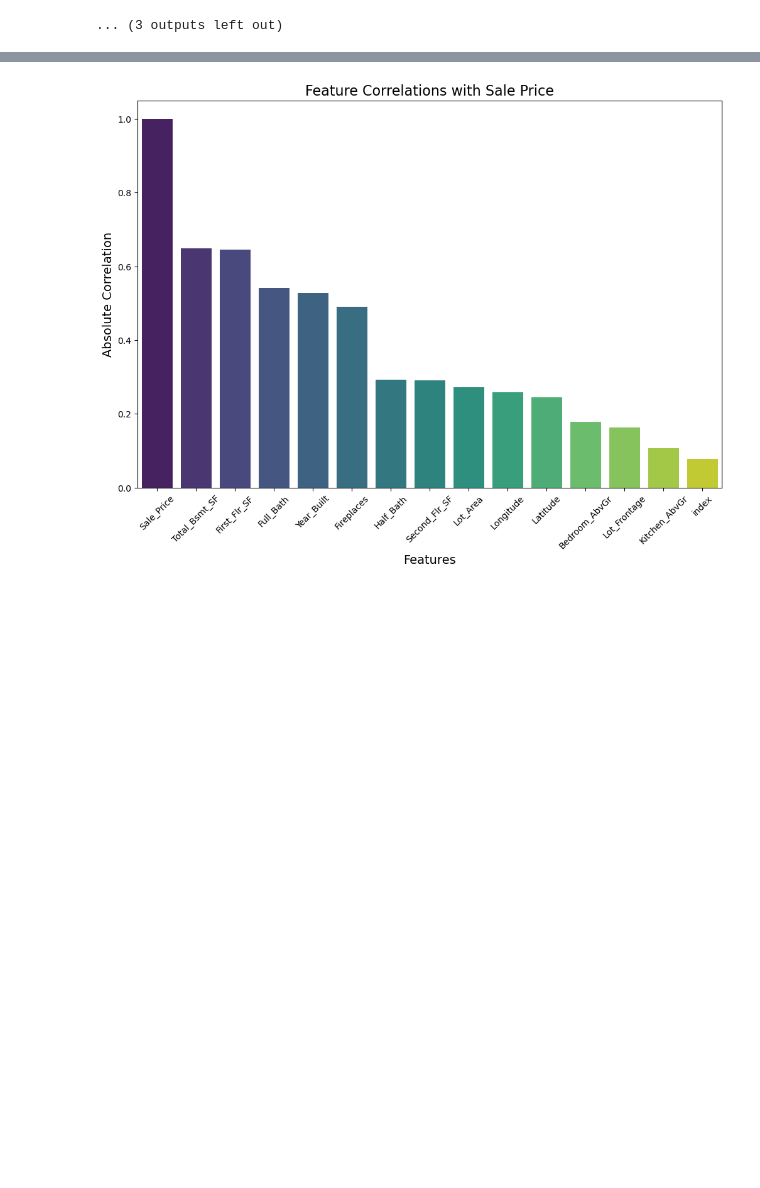
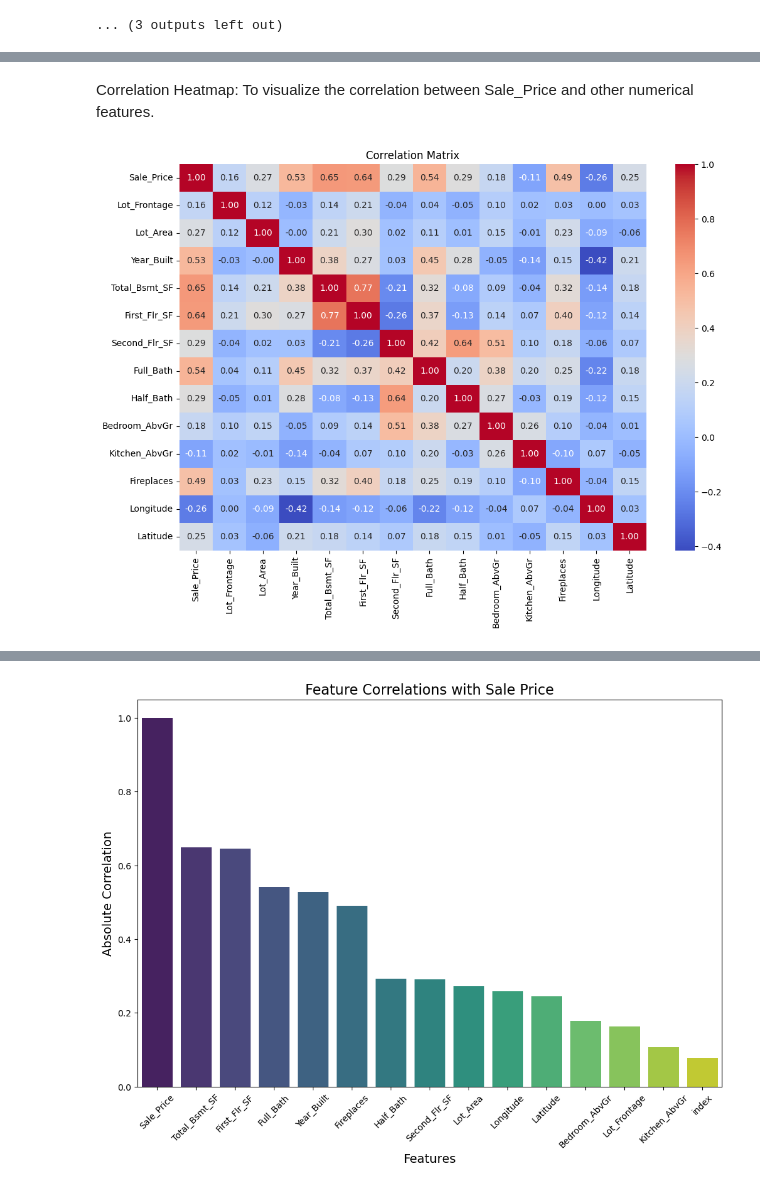
Before and after one commit to Sunday-Oladokun/Predictive-Modelling-Of-House-Prices-Using-Regression-Models, a Jupyter notebook: House Prices new.ipynb, the cells around one changed output, grey strips where cells are left out. Saved outputs shown, nothing was run; the diff lists cells and outputs as text; code cells hidden in the pictures; blank space fills up the shorter version.

```diff
--- a/House Prices new.ipynb
+++ b/House Prices new.ipynb
@@ -881,0 +892,13 @@ box_year_built.show()
+# %%
+# Create a list of numerical variables
+numerical_features = ['Sale_Price', 'Lot_Frontage', 'Lot_Area', 'Year_Built',
+                      'Total_Bsmt_SF', 'First_Flr_SF', 'Second_Flr_SF',
+                      'Full_Bath', 'Half_Bath', 'Bedroom_AbvGr',
+                      'Kitchen_AbvGr', 'Fireplaces', 'Longitude', 'Latitude']
+
+# Compute the correlation matrix only for numerical features
+corr_matrix = train_df[numerical_features].corr()
+
+# Sort the correlation matrix by Sale_Price
+correlation_with_target = corr_matrix['Sale_Price'].sort_values(ascending=False)
+print(correlation_with_target)
@@ -881,0 +991,14 @@ box_year_built.show()
+# %% [markdown]
+Correlation Heatmap:
+To visualize the correlation between Sale_Price and other numerical features.
+# %%
+# Compute the correlation matrix for numerical features
+corr_matrix = train_df[numerical_features].corr()
+
+# Plot the heatmap
+plt.figure(figsize=(12, 8))
+sns.heatmap(corr_matrix, annot=True, fmt=".2f", cmap='coolwarm')
+plt.title("Correlation Matrix")
+plt.show()
+# %% [output]
+[figure, added]
```
Also changed, not shown: parts of 67 cells of this notebook.
